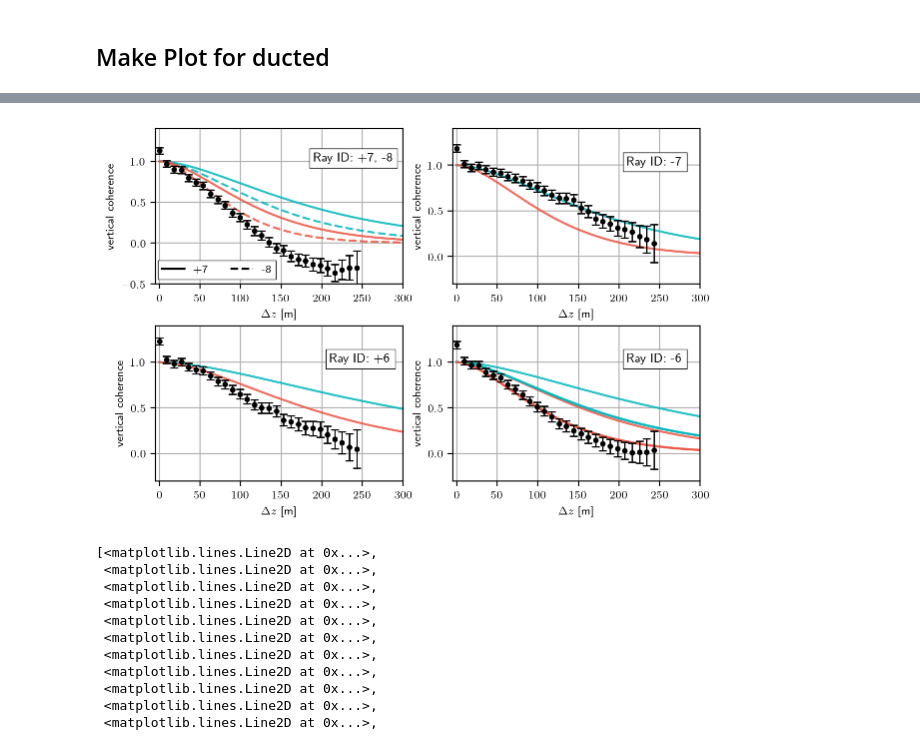
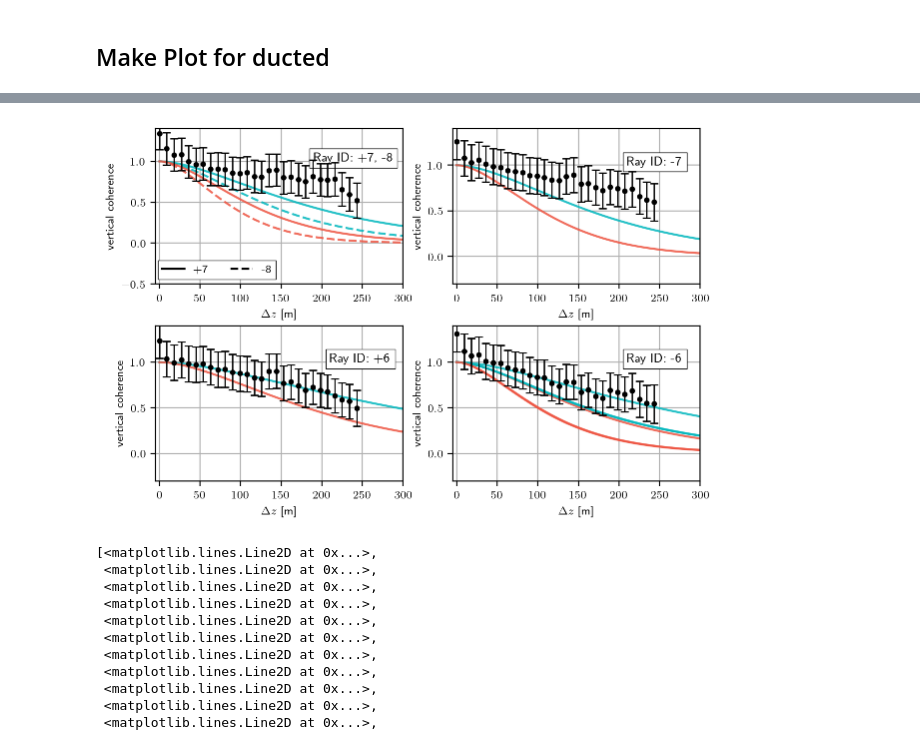
Before and after one commit to John-Ragland/n23_fluctuations_ragland, a Jupyter notebook: notebooks/publication_figures/Vertical_Coherence.ipynb, the cells around one changed output, grey strips where cells are left out. Drawn from its saved outputs; the diff is of its cells as text; code cells hidden in the pictures.

```diff
--- a/notebooks/publication_figures/Vertical_Coherence.ipynb
+++ b/notebooks/publication_figures/Vertical_Coherence.ipynb
@@ -31,7 +31,7 @@ plt.rcParams["text.usetex"] = True
 # %%
 dss = tools.open_receptions()
 # %%
-wavefront_values = tools.get_wavefront_values(dss, remove_array_tilt=True)
+wavefront_values = tools.get_wavefront_values(dss, remove_array_tilt=False)
 # %%
 MC = {}
 AC = {}
@@ -39,7 +39,7 @@ MC_var = {}
 
 for k, ray_id in enumerate(wavefront_values.keys()):
     dz, MC[ray_id], MC_var[ray_id],_,_ = tools.estimate_mutual_coherence(
-        wavefront_values[ray_id], 9, omit_zero_lag=False, norm=False
+        wavefront_values[ray_id], 9, omit_zero_lag=False, norm=False, dt = 1, t0=8/60
     )
 
     _, AC[ray_id], _,_,_ = tools.estimate_mutual_coherence(
@@ -148,15 +204,0 @@ MC_var[ray_id].shape, MC[ray_id].shape, dz.shape
-# %%
-ray_id = '+7'
-
-plt.errorbar(
-    dz,
-    MC[ray_id]/A0s[ray_id],
-    np.sqrt(MC_var[ray_id]),
-    elinewidth=1,
-    lw=0,
-    capsize=3,
-    marker="o",
-    markersize=3,
-    color='k',
-    zorder=100,
-)
@@ -182,7 +221,7 @@ for k, ray_id in enumerate(ray_ids):
     plt.errorbar(
         dz,
         MC[ray_id]/A0s[ray_id],
-        np.sqrt(MC_var[ray_id]),
+        np.sqrt(MC_var[ray_id])/A0s[ray_id],
         elinewidth=1,
         lw=0,
         capsize=3,
@@ -224,34 +263,34 @@ for k, ray_id in enumerate(ray_ids):
             210,
             1,
             f"Ray ID: {ray_id}",
             #transform=axes[k].transAxes,
             fontsize=9,
             bbox=dict(facecolor="white", edgecolor="k", pad=3, linewidth=0.5),
         )
 
     for n, pair_id in enumerate(pair_ids[ray_id]):
         if ray_id == '+7':
             plt.plot(delta_zr, np.exp(-Dzs['-8'][pair_id] / 2), c=whoi_colors[0], lw=1.5, linestyle='--', label='-8', alpha=0.85)
             plt.plot(delta_zr, np.exp(-Dzs2['-8'][pair_id] / 2), c=whoi_colors[1], lw=1.5, alpha=0.85, linestyle='--')
             plt.plot(delta_zr, np.exp(-Dzs[ray_id][pair_id] / 2), c=whoi_colors[0], lw=1.5, alpha=0.85, label='+7')
             plt.plot(delta_zr, np.exp(-Dzs2[ray_id][pair_id] / 2), c=whoi_colors[1], lw=1.5, alpha=0.85)
 
         else:
             plt.plot(delta_zr, np.exp(-Dzs[ray_id][pair_id] / 2), c=whoi_colors[0], lw=1.5, alpha=0.85)
             plt.plot(delta_zr, np.exp(-Dzs2[ray_id][pair_id] / 2), c=whoi_colors[1], lw=1.5, alpha=0.85)
 
 
     plt.grid()
     plt.xlim([-5, 300])
 
 plt.tight_layout(pad=0.5)
 
 fig.subplots_adjust(right=0.9)
 
 
 #fig.savefig("../../figures/Ducted_VC.pdf", bbox_inches="tight")
 # %% [output]
-[figure, old version]
+[figure, new version]
 # %%
 plt.plot(Dzs['-8'][0])
 plt.plot(Dzs['-8'][1])
```
Also changed, not shown: parts of 5 cells of this notebook, 2 other files.
